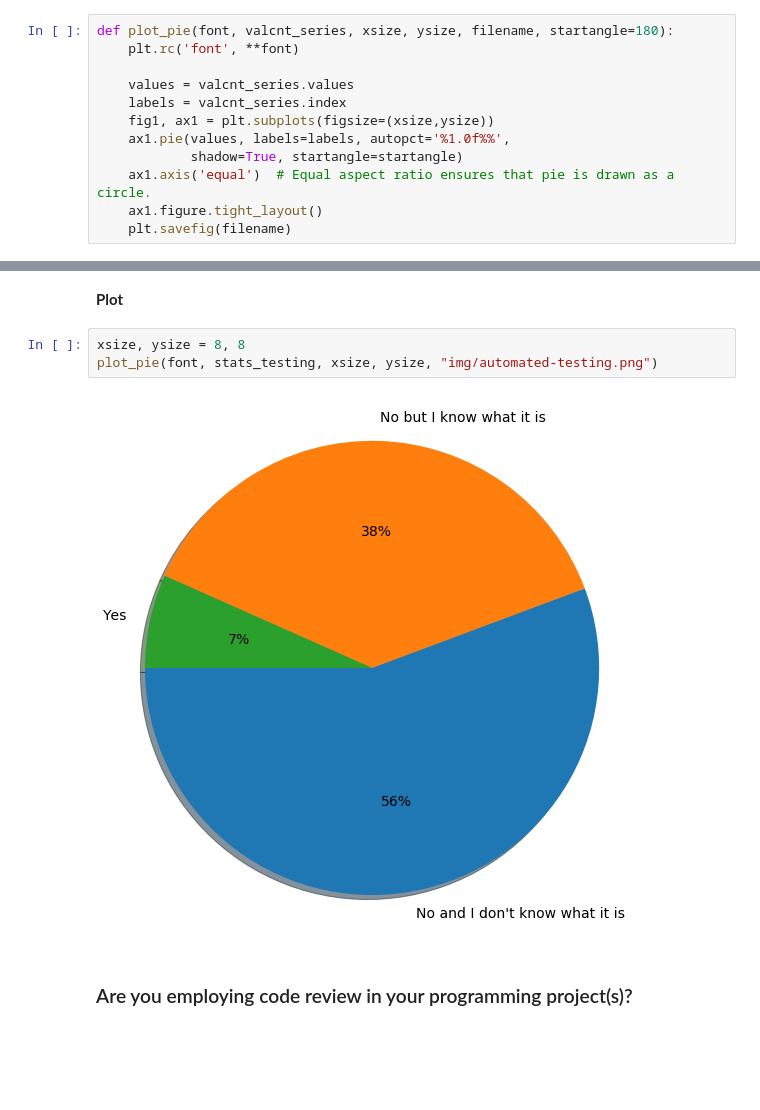
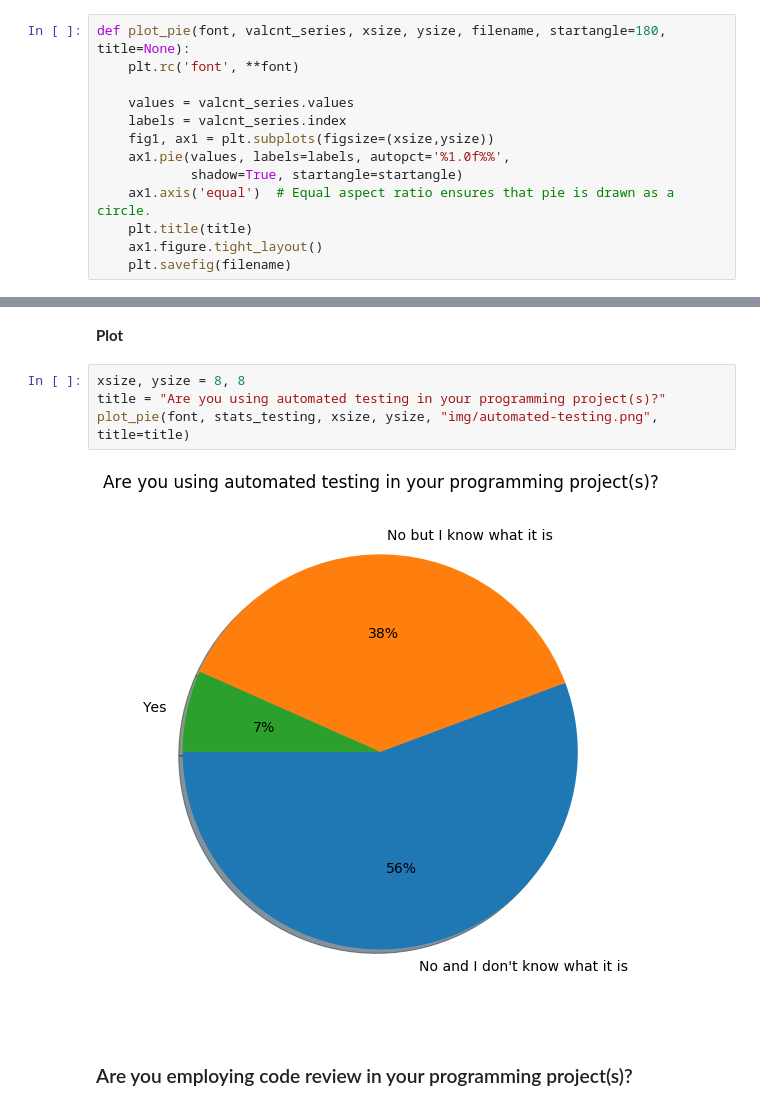
Before and after one commit to coderefinery/pre-workshop-survey, a Jupyter notebook: pre-workshop-survey.ipynb, the cells around one changed output, grey strips where cells are left out. Drawn from its saved outputs; the diff is of its cells as text; blank space fills up the shorter version.

Commit message:
add titles to pie plots

```diff
--- a/pre-workshop-survey.ipynb
+++ b/pre-workshop-survey.ipynb
@@ -144,7 +144,7 @@ def split_multiple_choices(series):
             series.drop(labels=i, inplace=True)
     return
 # %%
-def plot_pie(font, valcnt_series, xsize, ysize, filename, startangle=180):
+def plot_pie(font, valcnt_series, xsize, ysize, filename, startangle=180, title=None):
     plt.rc('font', **font)
 
     values = valcnt_series.values
@@ -153,6 +153,7 @@ def plot_pie(font, valcnt_series, xsize, ysize, filename, startangle=180):
     ax1.pie(values, labels=labels, autopct='%1.0f%%',
             shadow=True, startangle=startangle)
     ax1.axis('equal')  # Equal aspect ratio ensures that pie is drawn as a circle.
+    plt.title(title)
     ax1.figure.tight_layout()
     plt.savefig(filename)
 # %% [markdown]
@@ -477,9 +485,10 @@ stats_testing = stats_testing_i.add(stats_testing_tf, fill_value=0.0)
 **Plot**
 # %%
 xsize, ysize = 8, 8
-plot_pie(font, stats_testing, xsize, ysize, "img/automated-testing.png")
+title = "Are you using automated testing in your programming project(s)?"
+plot_pie(font, stats_testing, xsize, ysize, "img/automated-testing.png", title=title)
 # %% [output]
-[figure, old version]
+[figure, new version]
 # %% [markdown]
 ### Are you employing code review in your programming project(s)?
 # %% [markdown]
```
Also changed, not shown: parts of 10 cells of this notebook.
